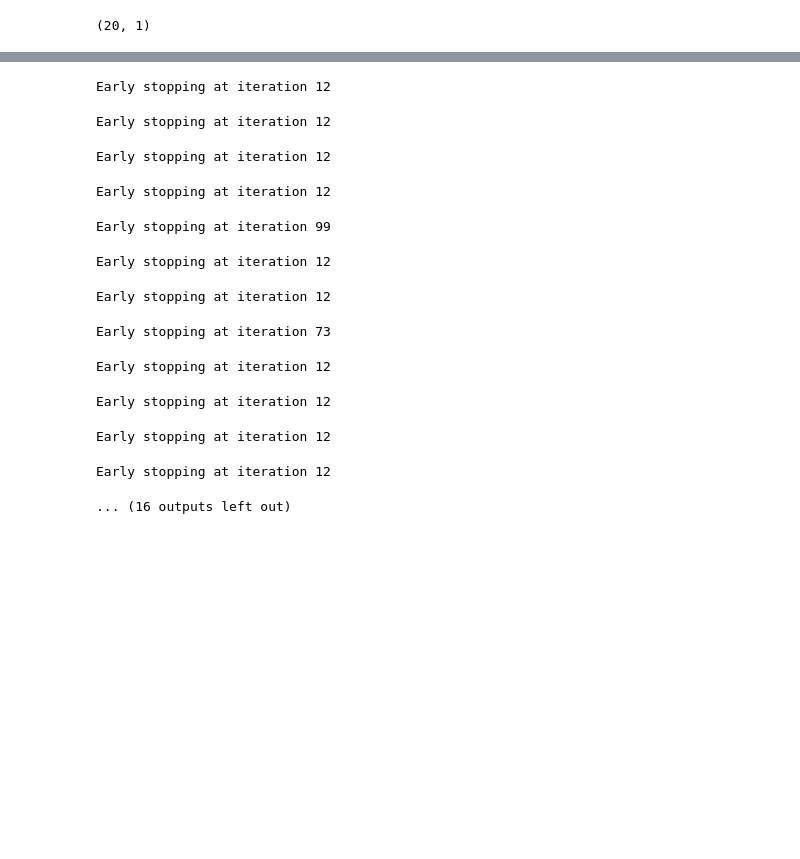
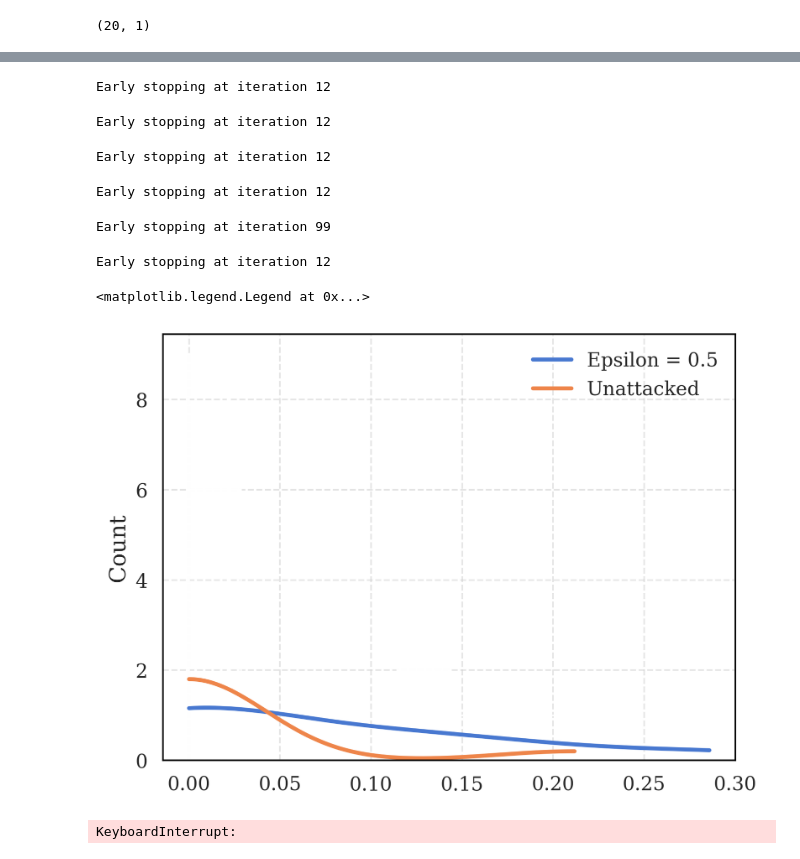
Before and after one commit to pablogarciarce/AdvReg, a Jupyter notebook: notebooks/test_distr_mnist_jax_VI.ipynb, the cells around one changed output, grey strips where cells are left out. Cells and saved outputs as stored; diff of their text form; code cells hidden in the pictures; blank space fills up the shorter version.

```diff
--- a/notebooks/test_distr_mnist_jax_VI.ipynb
+++ b/notebooks/test_distr_mnist_jax_VI.ipynb
@@ -141,42 +149,37 @@ python(39601) MallocStackLogging: can't turn off malloc stack logging because it
 obj_appd = numpyro.distributions.Categorical(jnp.ones(10) / 10)
 
 def process(x, eps):
     x = jax.numpy.array(x.reshape(1, -1))
     x_adv, _ = mlmc_attack(modelVI, x, appd=obj_appd, epsilon=eps, n_iter=400, lr=0.01)
     preds = modelVI.sample_predictive_distribution_probs(jax.random.PRNGKey(0), x_adv, 20)
     return entropy(x_adv, preds)
 
 epsilons = [0.1, 0.2, 0.3, 0.4, 0.5]
 epsilons = [.5]
-num_points = 40
+num_points = 10
 for eps in epsilons:
-    #entropies = Parallel(n_jobs=4)(delayed(process)(x, eps) for x in tqdm(X_test[:80]))
+    #entropies = Parallel(n_jobs=40)(delayed(process)(x, eps) for x in tqdm(X_test[:num_points]))
     entropies = [process(x, eps) for x in tqdm(X_test[:num_points])]
     sns.histplot(jnp.array(entropies), kde=True, bins=10, alpha=0.)
 
 unattacked_entropies = []
 for x in tqdm(X_test[:num_points]):
     x = jax.numpy.array(x.reshape(1, -1))
     preds = modelVI.sample_predictive_distribution_probs(jax.random.PRNGKey(0), x, 20)
     unattacked_entropies.append(entropy(x, preds))
 
 sns.histplot(jnp.array(unattacked_entropies), kde=True, bins=10, alpha=0.)
 legend = ['Epsilon = ' + str(eps) for eps in epsilons] + ['Unattacked']
 plt.legend(legend)
 # %% [output]
 Early stopping at iteration 12
 Early stopping at iteration 12
 Early stopping at iteration 12
 Early stopping at iteration 12
 Early stopping at iteration 99
 Early stopping at iteration 12
-Early stopping at iteration 12
+<matplotlib.legend.Legend at 0x...>
-Early stopping at iteration 73
-Early stopping at iteration 12
-Early stopping at iteration 12
-Early stopping at iteration 12
-Early stopping at iteration 12
-... (16 outputs left out)
+[figure, added]
 # %%
 def process(x, eps):
     x = jax.numpy.array(x.reshape(1, -1))
@@ -189,9 +192,9 @@ def process(x, eps):
 
 epsilons = [0.1, 0.2, 0.3, 0.4, 0.5]
 epsilons = [0.5]
-num_points = 40
+num_points = 10
 for eps in epsilons:
-    #entropies = Parallel(n_jobs=4)(delayed(process)(x, eps) for x in tqdm(X_notmnist[:8]))  # TODO 80 points
+    #entropies = Parallel(n_jobs=40)(delayed(process)(x, eps) for x in tqdm(X_notmnist[:num_points]))  # TODO 80 points
     entropies = [process(x, eps) for x in tqdm(X_notmnist[:num_points])]
     sns.histplot(jnp.array(entropies), kde=True, bins=10, alpha=0.)
 
@@ -204,3 +207,5 @@ for x in tqdm(X_notmnist[:num_points]):
 sns.histplot(jnp.array(unattacked_entropies), kde=True, bins=10, alpha=0.)
 legend = ['Epsilon = ' + str(eps) for eps in epsilons] + ['Unattacked']
 plt.legend(legend)
+# %% [output]
+KeyboardInterrupt:
```
Also changed, not shown: parts of 5 cells of this notebook, 6 other files.
